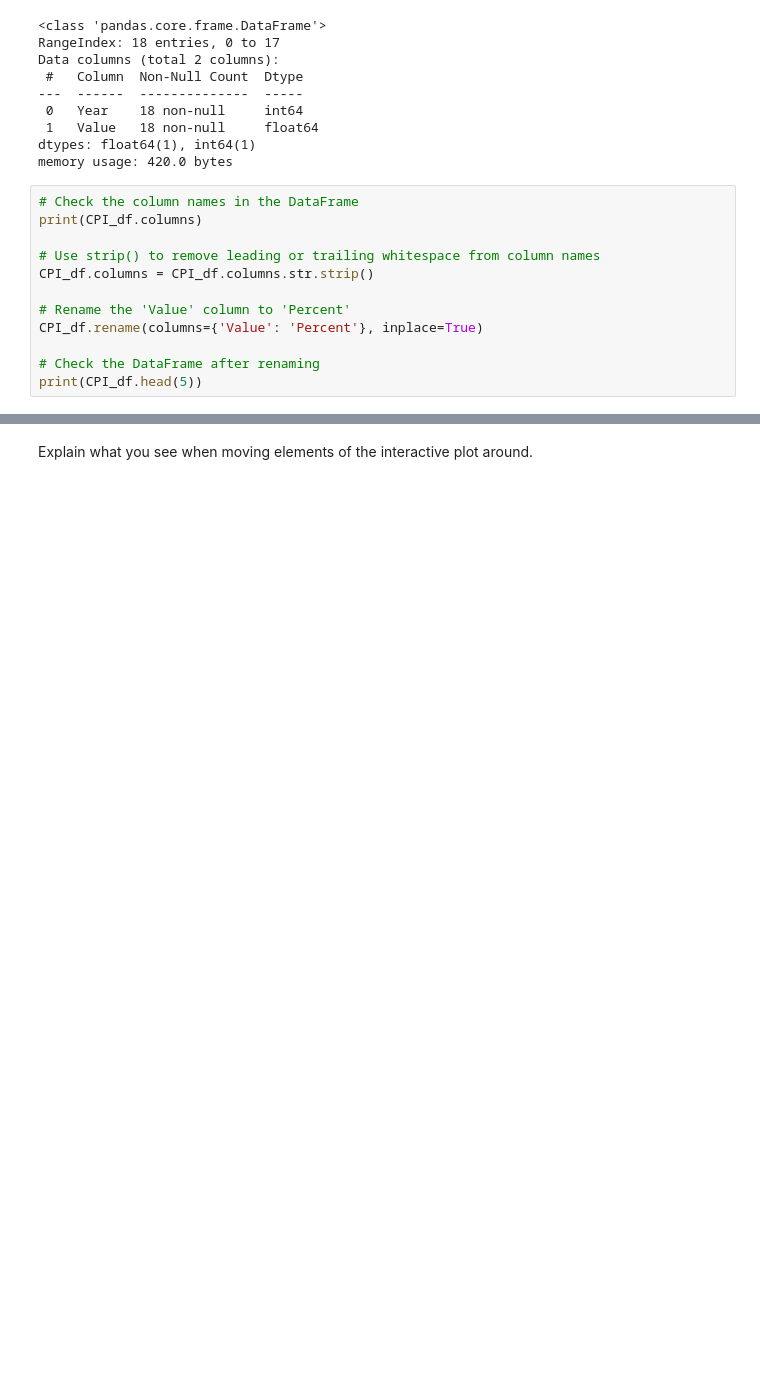
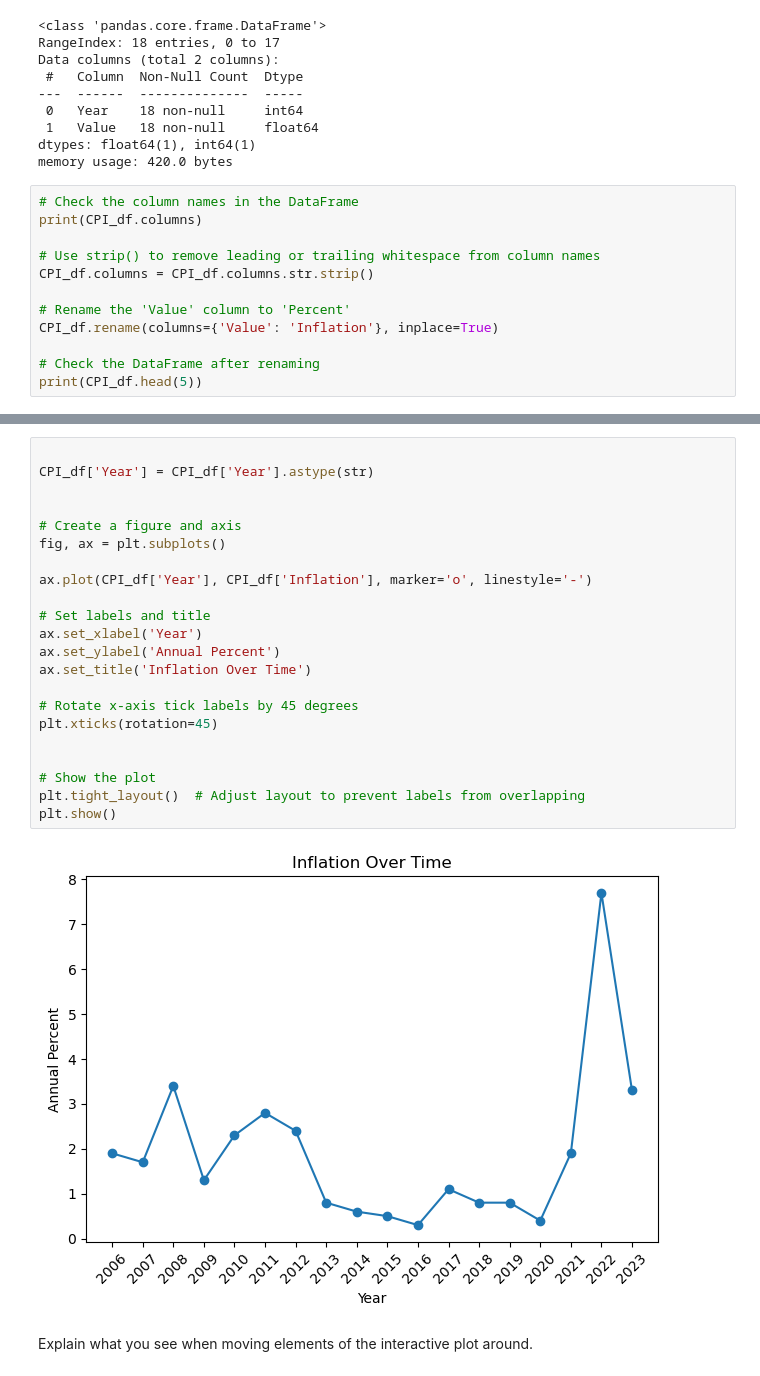
Before and after one commit to NumEconCopenhagen/projects-2024-sheng-og-anton, a Jupyter notebook: dataproject/dataproject.ipynb, the cells around one changed output, grey strips where cells are left out. Cells and saved outputs as stored; diff of their text form; blank space fills up the shorter version.

Commit message:
inflation figur

```diff
--- a/dataproject/dataproject.ipynb
+++ b/dataproject/dataproject.ipynb
@@ -313,7 +275,7 @@ print(CPI_df.columns)
 CPI_df.columns = CPI_df.columns.str.strip()
 
 # Rename the 'Value' column to 'Percent'
-CPI_df.rename(columns={'Value': 'Percent'}, inplace=True)
+CPI_df.rename(columns={'Value': 'Inflation'}, inplace=True)
 
 # Check the DataFrame after renaming
 print(CPI_df.head(5))
@@ -349,3 +311,27 @@ Name: Percent, dtype: float64
+# %%
+
+CPI_df['Year'] = CPI_df['Year'].astype(str)
+
+
+# Create a figure and axis
+fig, ax = plt.subplots()
+
+ax.plot(CPI_df['Year'], CPI_df['Inflation'], marker='o', linestyle='-')
+
+# Set labels and title
+ax.set_xlabel('Year')
+ax.set_ylabel('Annual Percent')
+ax.set_title('Inflation Over Time')
+
+# Rotate x-axis tick labels by 45 degrees
+plt.xticks(rotation=45)
+
+
+# Show the plot
+plt.tight_layout()  # Adjust layout to prevent labels from overlapping
+plt.show()
+# %% [output]
+[figure, added]
 # %% [markdown]
 Explain what you see when moving elements of the interactive plot around.
 # %% [markdown]
```
Also changed, not shown: parts of 6 cells of this notebook.
